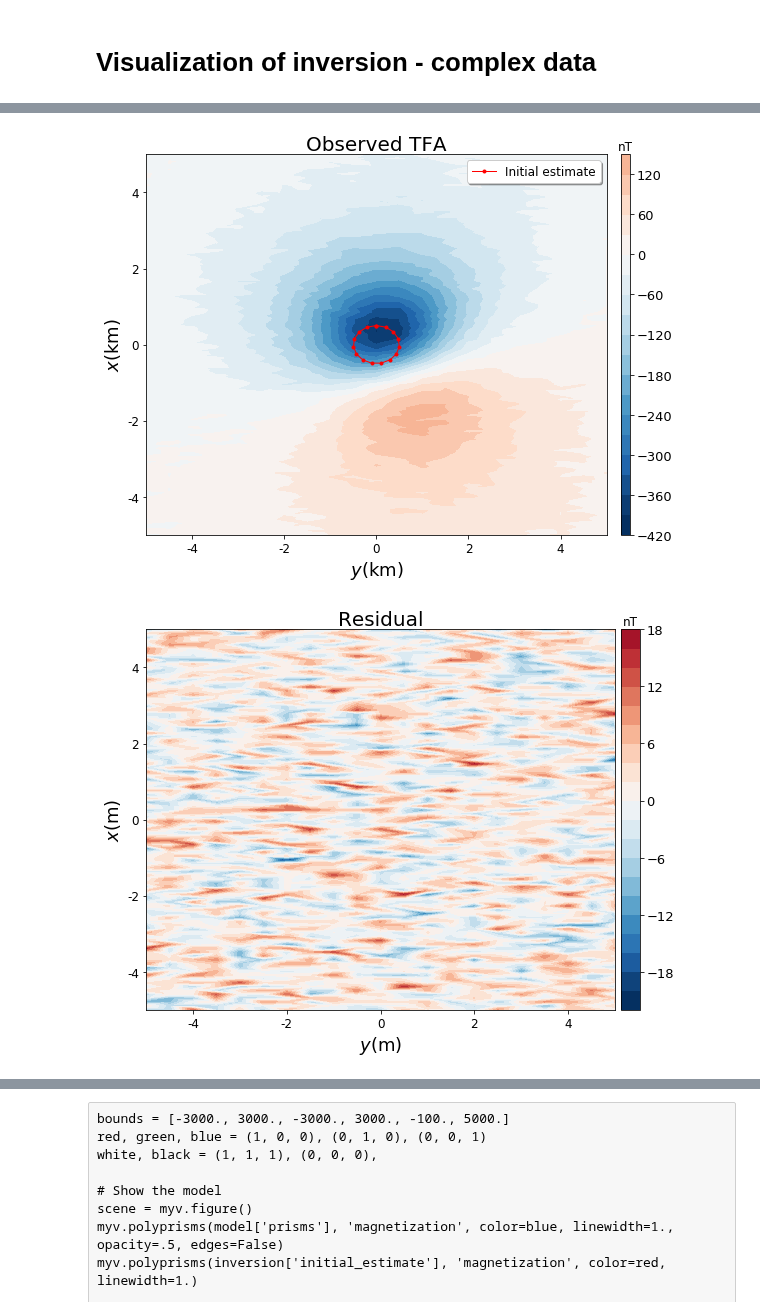
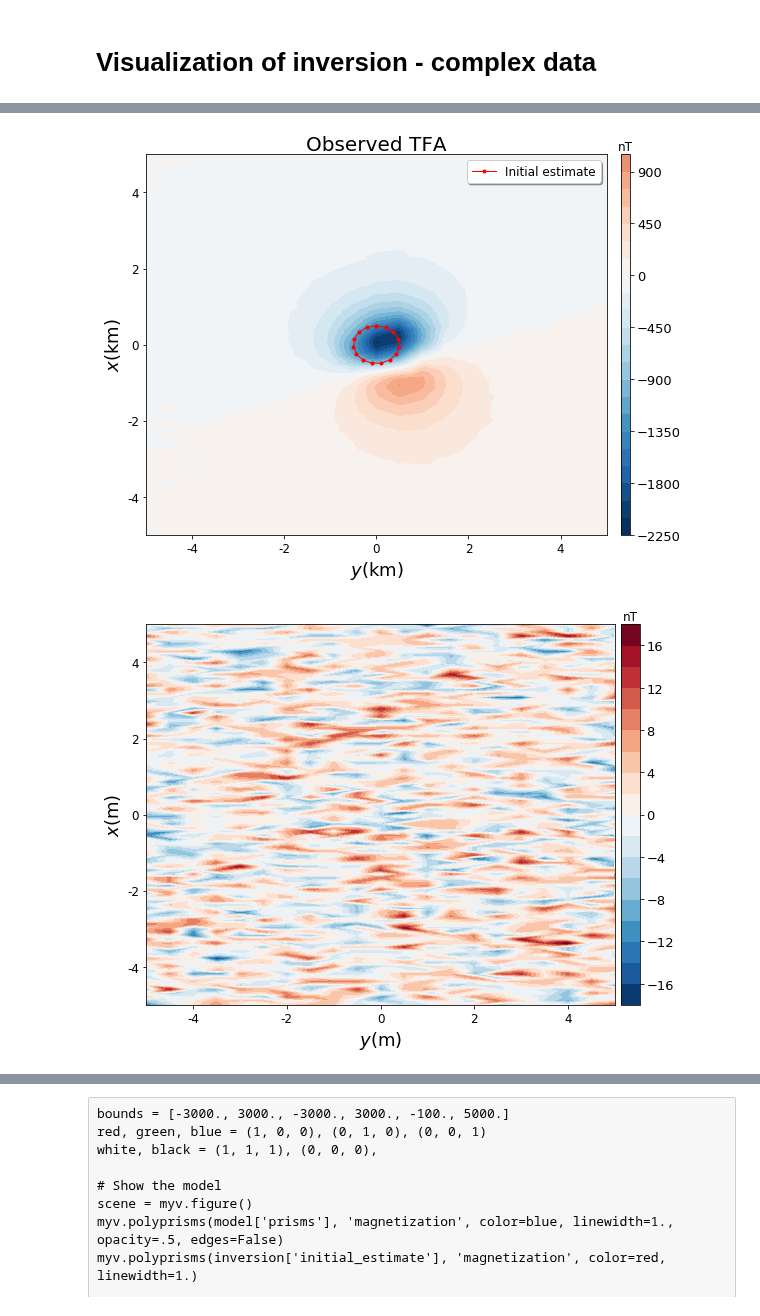
Before and after one commit to pinga-lab/magnetic-radial-inversion, a Jupyter notebook: code/complex/tfa_vizualiation.ipynb, the cells around one changed output, grey strips where cells are left out. Saved outputs shown, nothing was run; the diff lists cells and outputs as text; code cells hidden in the pictures.

```diff
--- a/code/complex/tfa_vizualiation.ipynb
+++ b/code/complex/tfa_vizualiation.ipynb
@@ -23,7 +23,7 @@ sys.path.insert(0, '../../code')
 
 import mag_polyprism_functions as mfun
 # %%
-mypath = 'data/flightlines_grid_2100pts_100km2_-150m/tfa_inversion/upward_inc65_dec-40_r500_int10_z0200_dz600/'
+mypath = 'data/flightlines_grid_2100pts_100km2_-150m/tfa_inversion/inc65_dec-40_r500_int10_z0200_dz600/'
 # %%
 with open(mypath+'inversion.pickle') as w:
         inversion = pickle.load(w)
@@ -98,25 +99,25 @@ plt.show()
 
 #img(filename=mypath+'complex_tfa_obs_data_true_inital.png', width=1000, height=1200)
 # %% [output]
-[figure, old version]
+[figure, new version]
 # %%
 plt.figure(figsize=(10,7))
-plt.title('Residual', fontsize=20)
+#plt.title('Residual', fontsize=20)
 norm=mpb.colors.Normalize(vmin=np.min(inversion['residual']), vmax=np.min(inversion['residual'])*(-1))
 plt.tricontourf(inversion['y'], inversion['x'], inversion['residual'], 20, cmap='RdBu_r', norm=norm).ax.tick_params(labelsize=12)
 plt.xlabel('$y$(m)', fontsize=18)
 plt.ylabel('$x$(m)', fontsize=18)
 plt.xlim(np.min(inversion['x']), np.max(inversion['x']))
 plt.ylim(np.min(inversion['y']), np.max(inversion['y']))
 clb = plt.colorbar(pad=0.01, aspect=20, shrink=1)
 clb.ax.set_title('nT')
 clb.ax.tick_params(labelsize=13)
 mpl.m2km()
 plt.savefig(mypath+'complex_tfa_residual.png', dpi=300)
 plt.show()
 #img(filename=mypath+'complex_tfa_residual.png', width=1600, height=400)
 # %% [output]
-[figure, old version]
+[figure, new version]
 # %%
 plt.figure(figsize=(10,7))
 plt.title('Predict', fontsize=20)
```
Also changed, not shown: parts of 10 cells of this notebook, 30 other files.
